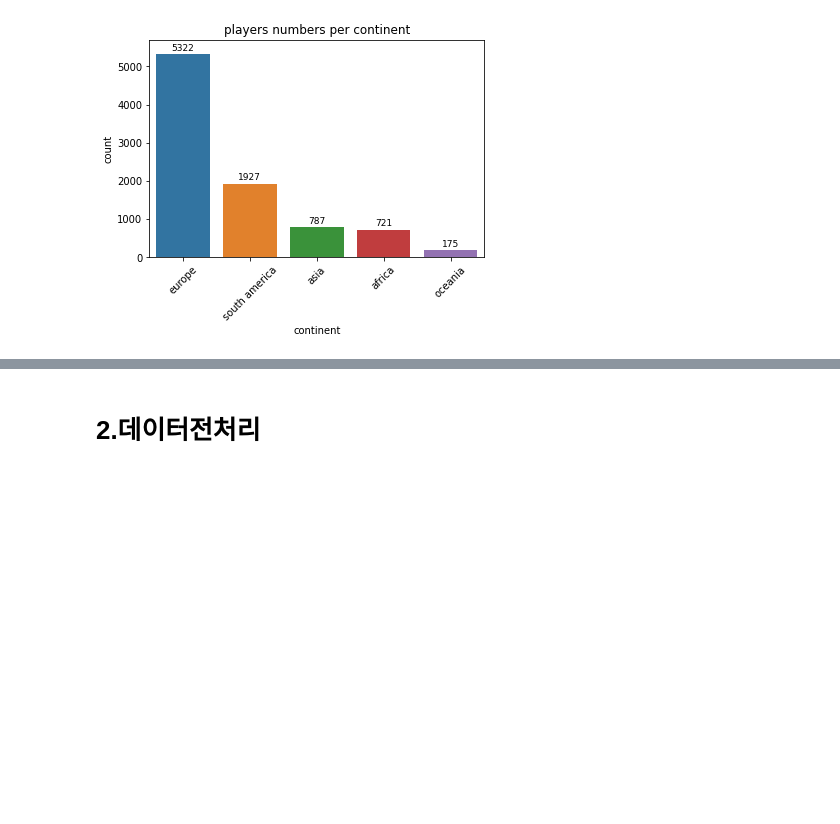
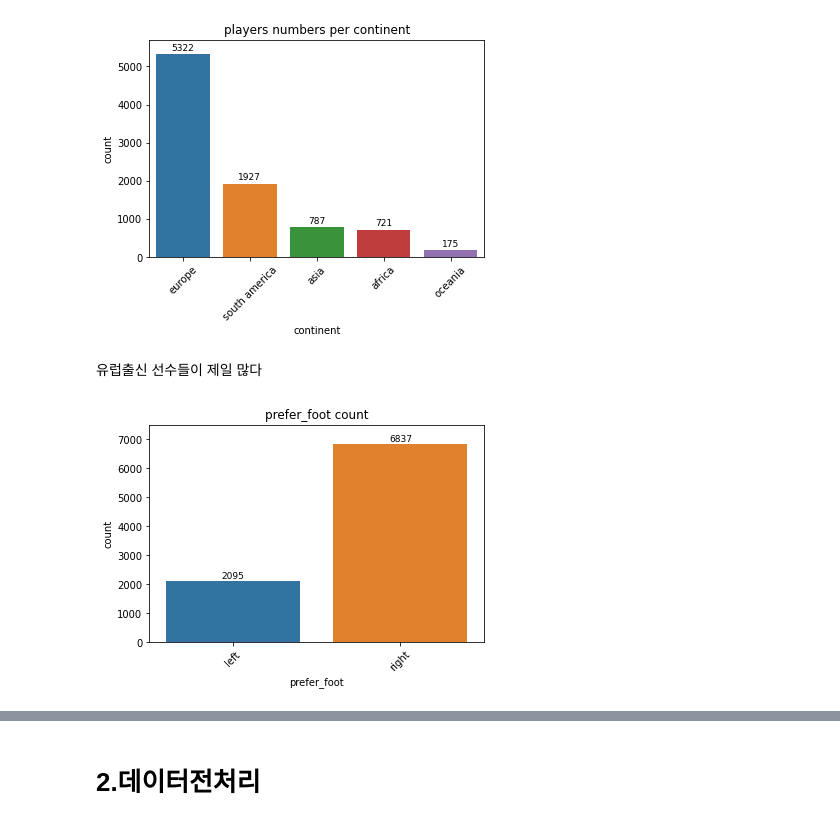
Before and after one commit to Sunnnyyy16/Dacon_study, a Jupyter notebook: FIFA/FIFA_payment.ipynb, the cells around one changed output, grey strips where cells are left out. Saved outputs shown, nothing was run; the diff lists cells and outputs as text; code cells hidden in the pictures; blank space fills up the shorter version.

Commit message:
[EDA] data EDA2

```diff
--- a/FIFA/FIFA_payment.ipynb
+++ b/FIFA/FIFA_payment.ipynb
@@ -164,3 +206,19 @@ plt.title('players numbers per continent')
 plt.show()
 # %% [output]
 [figure]
+# %% [markdown]
+유럽출신 선수들이 제일 많다
+# %%
+ax= sns.countplot(x='prefer_foot',data=train)
+
+for p in ax.patches:
+  height = p.get_height()
+  ax.text(p.get_x() + p.get_width() / 2., height + 100, height, ha = 'center', size = 9)
+ax.set_ylim(0,7500)
+
+plt.xticks(rotation=45)
+
+plt.title('prefer_foot count')
+plt.show()
+# %% [output]
+[figure, added]
```
Also changed, not shown: parts of 7 cells of this notebook.
